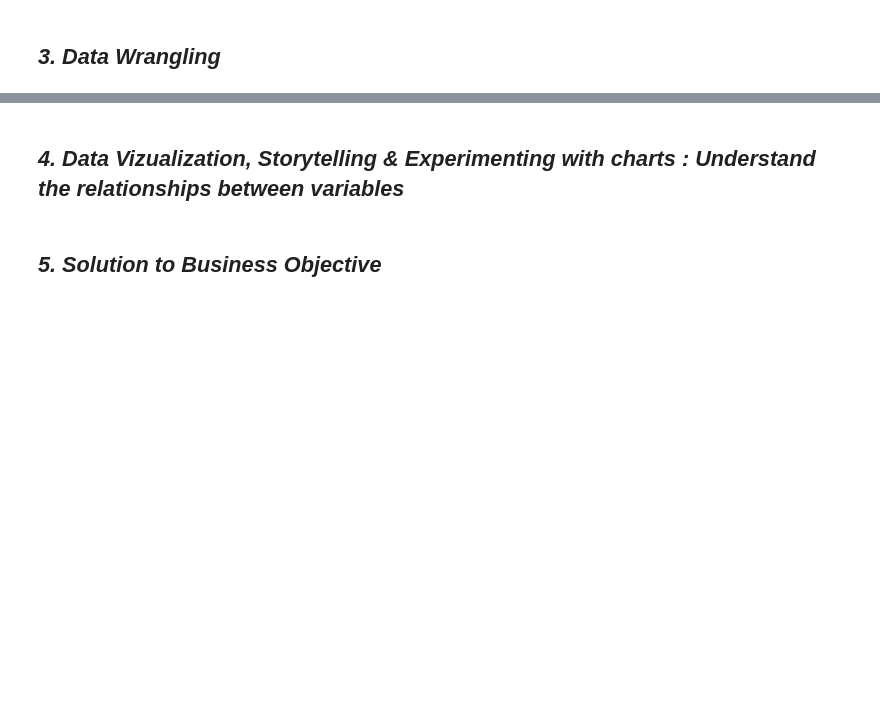
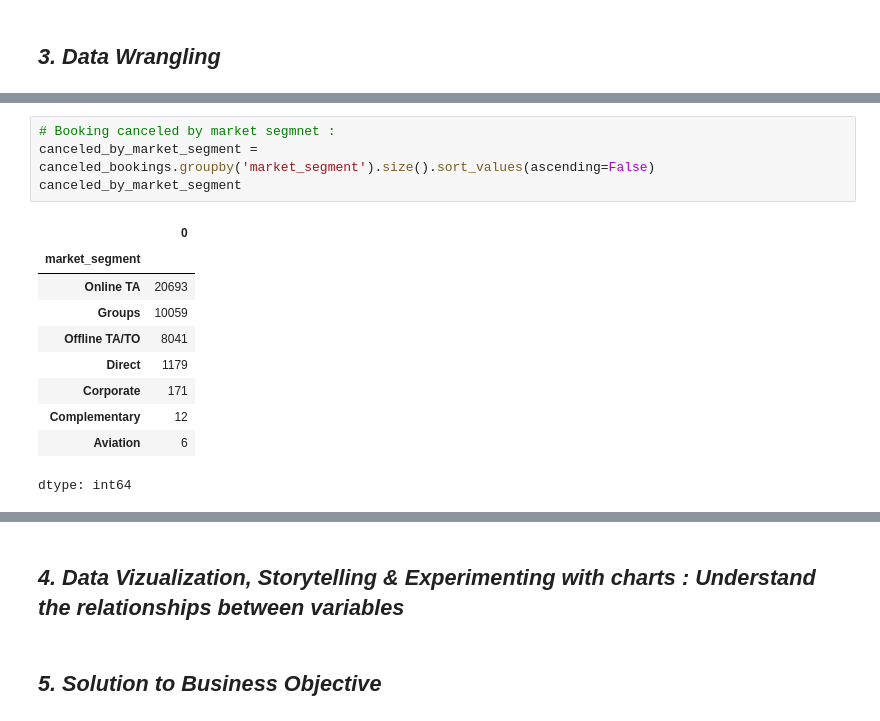
Before and after one commit to kaushdotin/Project_Root, a Jupyter notebook: Notebooks/Booking.com - Hotel Booking Analysis.ipynb, the cells around one changed output, grey strips where cells are left out. Cells and saved outputs as stored; diff of their text form; blank space fills up the shorter version.

```diff
--- a/Notebooks/Booking.com - Hotel Booking Analysis.ipynb
+++ b/Notebooks/Booking.com - Hotel Booking Analysis.ipynb
@@ -179,0 +271,15 @@ Unique value for reservation_status_date : 926.
+# %%
+# Booking canceled by market segmnet :
+canceled_by_market_segment = canceled_bookings.groupby('market_segment').size().sort_values(ascending=False)
+canceled_by_market_segment
+# %% [output]
+|  | 0 |
+| market_segment |  |
+| Online TA | 20693 |
+| Groups | 10059 |
+| Offline TA/TO | 8041 |
+| Direct | 1179 |
+| Corporate | 171 |
+| Complementary | 12 |
+| Aviation | 6 |
+dtype: int64
```
Also changed, not shown: parts of 21 cells of this notebook.
